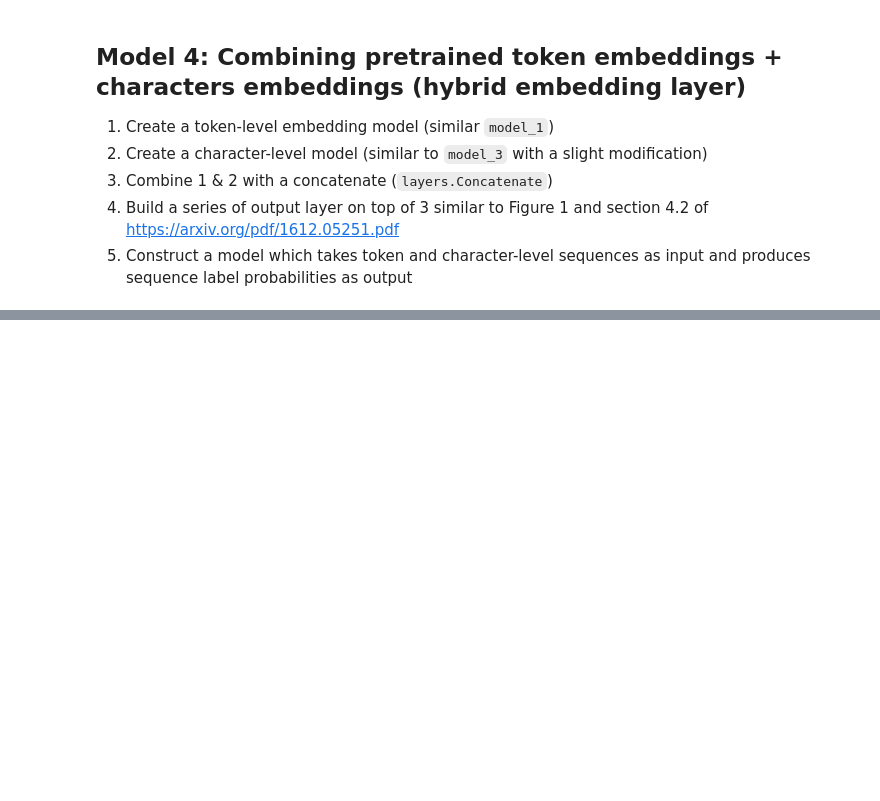
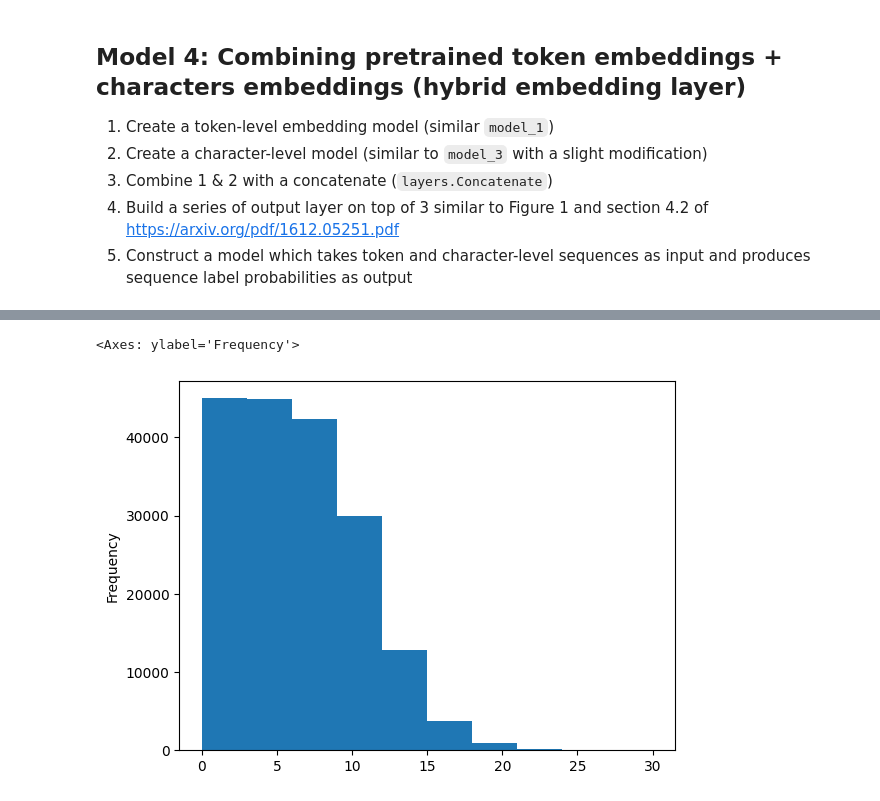
Before and after one commit to Rayden98/SkimLit_nlp_milestone_project_2, a Jupyter notebook: 09_SkimLit_nlp_milestone_project_2.ipynb, the cells around one changed output, grey strips where cells are left out. Drawn from its saved outputs; the diff is of its cells as text; code cells hidden in the pictures; blank space fills up the shorter version.

```diff
--- a/09_SkimLit_nlp_milestone_project_2.ipynb
+++ b/09_SkimLit_nlp_milestone_project_2.ipynb
@@ -1112,0 +1282,6 @@ baseline_results
+# %%
+# cHECK THE DISTRIBUTION OF "line_number" column
+train_df.line_number.plot.hist()
+# %% [output]
+<Axes: ylabel='Frequency'>
+[figure, added]
```
Also changed, not shown: parts of 86 cells of this notebook.
